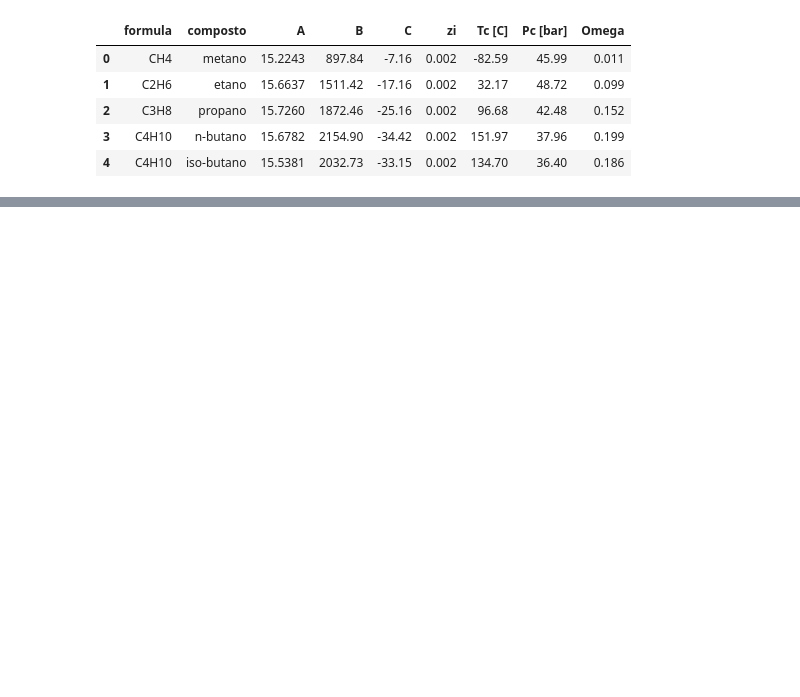
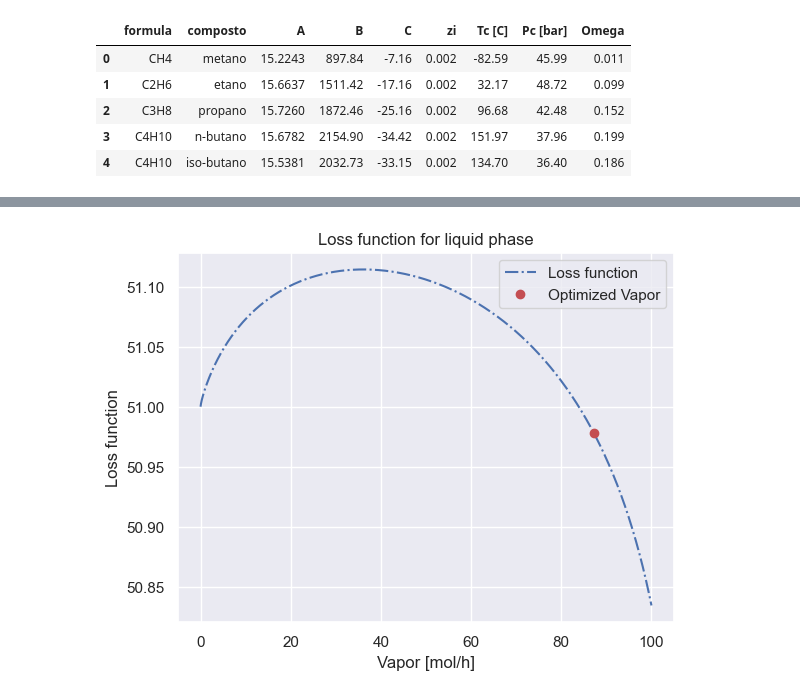
Before and after one commit to Gabriel-dotcom-code/Graduate_Courses, a Jupyter notebook: Thermodynamics/AlkanesFlash/Alkane_Flash.ipynb, the cells around one changed output, grey strips where cells are left out. Drawn from its saved outputs; the diff is of its cells as text; code cells hidden in the pictures; blank space fills up the shorter version.

```diff
--- a/Thermodynamics/AlkanesFlash/Alkane_Flash.ipynb
+++ b/Thermodynamics/AlkanesFlash/Alkane_Flash.ipynb
@@ -82,3 +93,7 @@ df.df.head()
 | 2 | C3H8 | propano | 15.7260 | 1872.46 | -25.16 | 0.002 | 96.68 | 42.48 | 0.152 |
 | 3 | C4H10 | n-butano | 15.6782 | 2154.90 | -34.42 | 0.002 | 151.97 | 37.96 | 0.199 |
 | 4 | C4H10 | iso-butano | 15.5381 | 2032.73 | -33.15 | 0.002 | 134.70 | 36.40 | 0.186 |
+# %%
+pv = Objective.antoine(df.df, T=T_process+273.15, A=df.df['A'], B=df.df['B'], C=df.df['C'])
+for i, p in enumerate(pv):
+    print(f'{df.df["composto"][i]}: {p:.2f} mmHg')
@@ -84,0 +118,6 @@ df.df.head()
+# %%
+# partition coefficient
+K = np.array([p/P_process for p in pv])
+print(' ======= Partition coefficient K_i =======')
+for i, k in enumerate(K):
+    print(f'{df.df["composto"][i]}: {k:.2f}')
@@ -84,0 +142,6 @@ df.df.head()
+# %%
+# calculate the liquid phase composition
+xi = np.array([(Feed * df.df['zi'][i] / (Liquid + Vapor * K[i])) for i, zi in enumerate(df.df['zi'])])
+print(' ======= Liquid phase composition x_i =======')
+for i, x in enumerate(xi):
+    print(f'{df.df["composto"][i]}: {x:.5f}')
@@ -84,0 +256,14 @@ df.df.head()
+# %%
+step = 1E-2
+Vapor = np.arange(0, Feed, step)
+loss = np.array([loss_function_liq_phase(v) for v in Vapor])
+
+plt.plot(Vapor, loss, 'b-.')
+plt.plot(Vapor_opt, loss_function_liq_phase(Vapor_opt), 'ro')
+plt.legend(['Loss function', 'Optimized Vapor'])
+plt.xlabel('Vapor [mol/h]')
+plt.ylabel('Loss function')
+plt.title('Loss function for liquid phase')
+plt.show()
+# %% [output]
+[figure, added]
```
Also changed, not shown: parts of 23 cells of this notebook.
